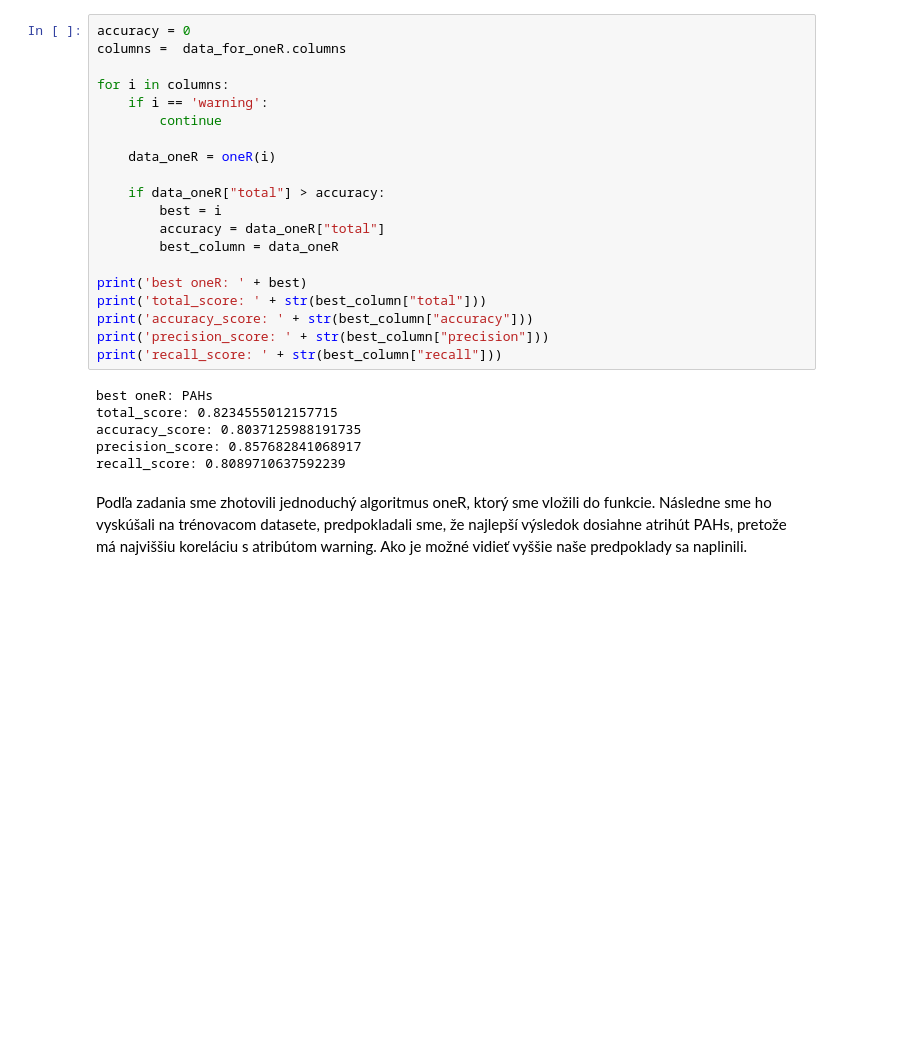
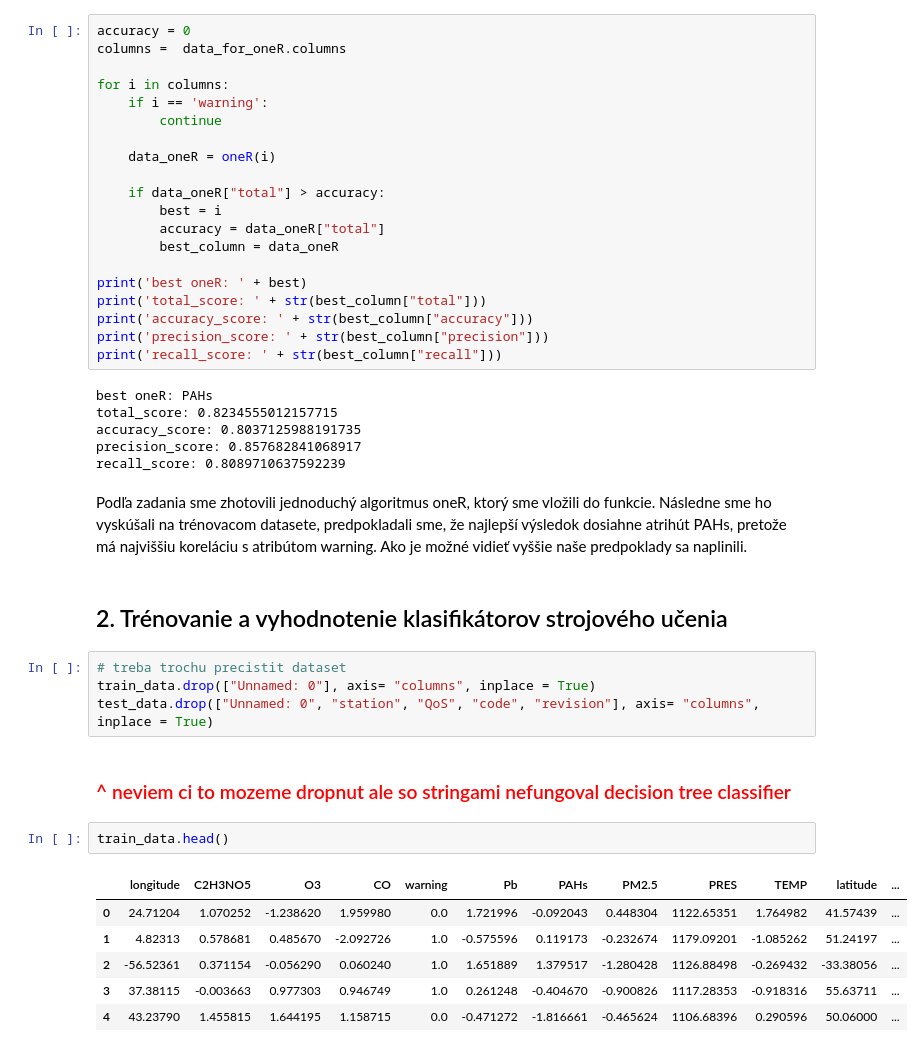
Before and after one commit to Marraff/inteligent-data-analysis, a Jupyter notebook: 3-faza-projekt-IAU.ipynb, the cells around one changed output. Saved outputs shown, nothing was run; the diff lists cells and outputs as text; blank space fills up the shorter version.

```diff
--- a/3-faza-projekt-IAU.ipynb
+++ b/3-faza-projekt-IAU.ipynb
@@ -95,3 +95,20 @@ precision_score: 0.857682841068917
 recall_score: 0.8089710637592239
 # %% [markdown]
 Podľa zadania sme zhotovili jednoduchý algoritmus oneR, ktorý sme vložili do funkcie. Následne sme ho vyskúšali na trénovacom datasete, predpokladali sme, že najlepší výsledok dosiahne atrihút PAHs, pretože má najviššiu koreláciu s atribútom warning. Ako je možné vidieť vyššie naše predpoklady sa naplinili.
+# %% [markdown]
+## 2. Trénovanie a vyhodnotenie klasifikátorov strojového učenia
+# %%
+# treba trochu precistit dataset
+train_data.drop(["Unnamed: 0"], axis= "columns", inplace = True)
+test_data.drop(["Unnamed: 0", "station", "QoS", "code", "revision"], axis= "columns", inplace = True)
+# %% [markdown]
+### <font color = "red"> ^ neviem ci to mozeme dropnut ale so stringami nefungoval decision tree classifier </font>
+# %%
+train_data.head()
+# %% [output]
+|  | longitude | C2H3NO5 | O3 | CO | warning | Pb | PAHs | PM2.5 | PRES | TEMP | latitude | ... |
+| 0 | 24.71204 | 1.070252 | -1.238620 | 1.959980 | 0.0 | 1.721996 | -0.092043 | 0.448304 | 1122.65351 | 1.764982 | 41.57439 | ... |
+| 1 | 4.82313 | 0.578681 | 0.485670 | -2.092726 | 1.0 | -0.575596 | 0.119173 | -0.232674 | 1179.09201 | -1.085262 | 51.24197 | ... |
+| 2 | -56.52361 | 0.371154 | -0.056290 | 0.060240 | 1.0 | 1.651889 | 1.379517 | -1.280428 | 1126.88498 | -0.269432 | -33.38056 | ... |
+| 3 | 37.38115 | -0.003663 | 0.977303 | 0.946749 | 1.0 | 0.261248 | -0.404670 | -0.900826 | 1117.28353 | -0.918316 | 55.63711 | ... |
+| 4 | 43.23790 | 1.455815 | 1.644195 | 1.158715 | 0.0 | -0.471272 | -1.816661 | -0.465624 | 1106.68396 | 0.290596 | 50.06000 | ... |
```
Also changed, not shown: parts of 10 cells of this notebook, 4 other files.
